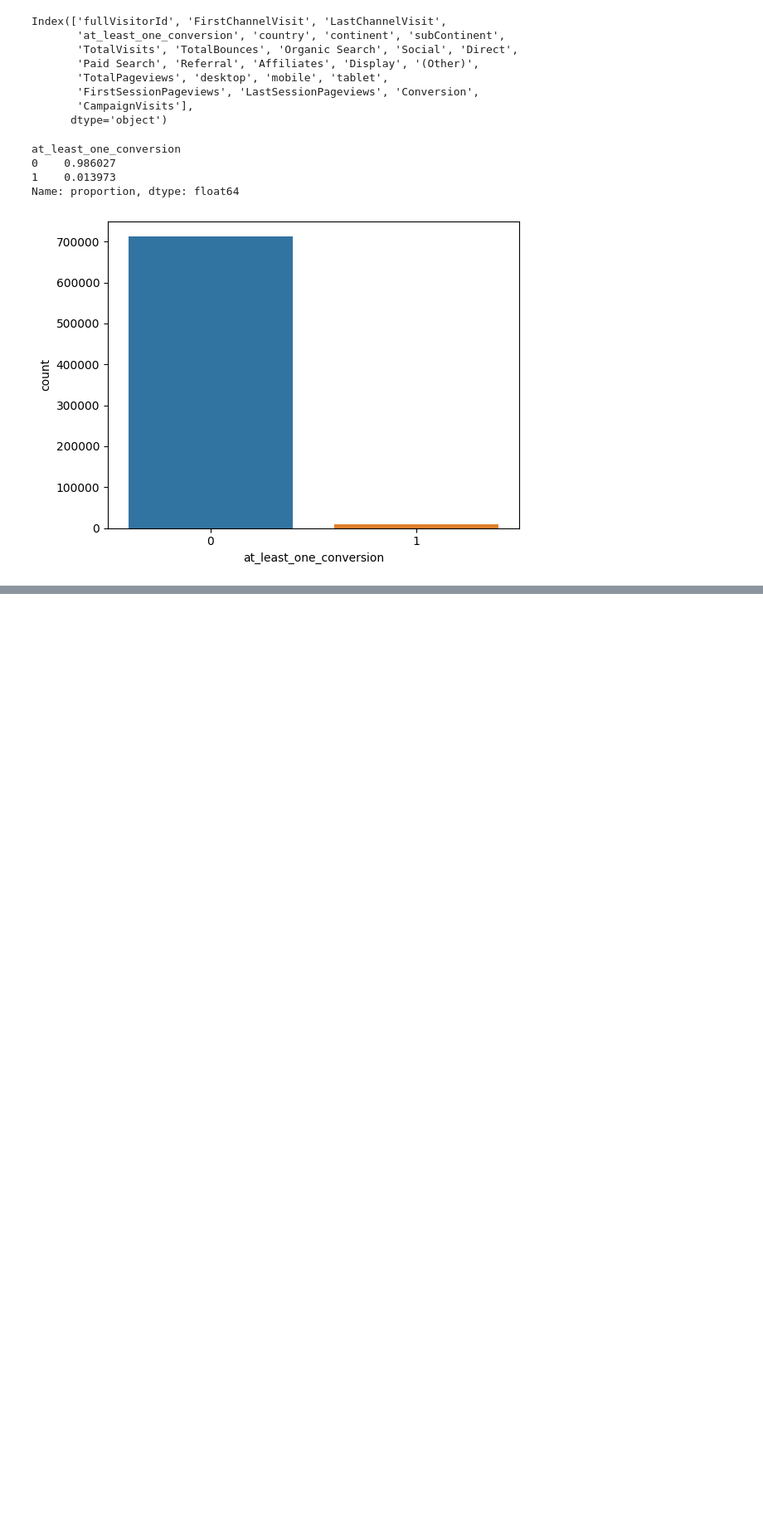
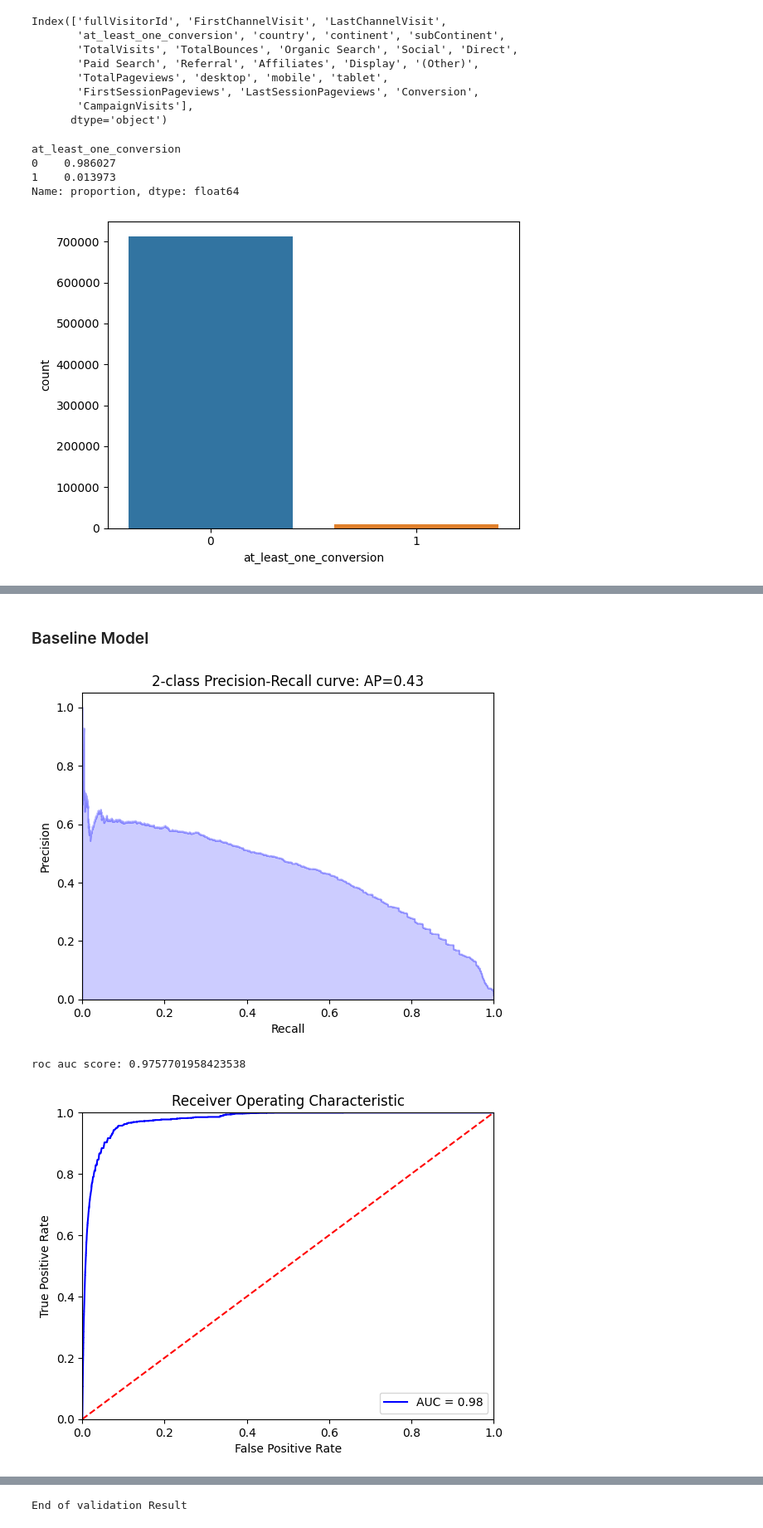
Before and after one commit to McGill-MMA-EnterpriseAnalytics/Revenue-Radar, a Jupyter notebook: Data Scientist-Conversion/Conversion_Prediction.ipynb, the cells around one changed output, grey strips where cells are left out. Shown at 83% size. Cells and saved outputs as stored; diff of their text form; code cells hidden in the pictures; blank space fills up the shorter version.

Commit message:
Updated model code

```diff
--- a/Data Scientist-Conversion/Conversion_Prediction.ipynb
+++ b/Data Scientist-Conversion/Conversion_Prediction.ipynb
@@ -70,0 +187,50 @@ y=df['at_least_one_conversion']
+# %%
+def plot_pr_curve(precision, recall, average_precision):
+    plt.step(recall, precision, color='b', alpha=0.2, where='post')
+    plt.fill_between(recall, precision, step='post', alpha=0.2, color='b')
+    plt.xlabel('Recall')
+    plt.ylabel('Precision')
+    plt.ylim([0.0, 1.05])
+    plt.xlim([0.0, 1.0])
+    plt.title('2-class Precision-Recall curve: AP={0:0.2f}'.format(average_precision))
+    plt.show()
+# %%
+def clf_score(clf, X_train, y_train, X_val, y_val, train=True):
+    if train:
+        predictions_train = clf.predict(X_train)
+        print("Train Result:\n")
+        print(f"accuracy score: {accuracy_score(y_train, predictions_train):.4f}\n")
+        print(f"Classification Report: \n {classification_report(y_train, predictions_train)}\n")
+        print(f"Confusion Matrix: \n {confusion_matrix(y_train, predictions_train)}\n")
+
+        res = cross_val_score(clf, X_train, y_train, cv=10, scoring='accuracy')
+        print(f"Average Accuracy: \t {np.mean(res):.4f}")
+        print(f"Accuracy SD: \t\t {np.std(res):.4f}")
+
+    else:
+        predictions_val = clf.predict(X_val)
+        probas_val = clf.predict_proba(X_val)[:, 1]
+        precision, recall, _ = precision_recall_curve(y_val, probas_val)
+        average_precision = average_precision_score(y_val, probas_val)
+        plot_pr_curve(precision, recall, average_precision)
+
+        fpr, tpr, _ = roc_curve(y_val, probas_val)
+        roc_auc = roc_auc_score(y_val, probas_val)
+        print(f"roc auc score: {roc_auc}\n")
+        plot_roc_curve(fpr, tpr, roc_auc)
+
+        print(f"Classification Report: \n {classification_report(y_val, predictions_val)}\n")
+        print(f"Confusion Matrix: \n {confusion_matrix(y_val, predictions_val)}\n")
+        ConfusionMatrixDisplay.from_estimator(clf, X_val, y_val)
+        plt.show()
+        print("End of validation Result\n")
+# %% [markdown]
+### Baseline Model
+# %%
+logreg=LogisticRegression(max_iter=10000,random_state=42)
+logreg.fit(X_train, y_train)
+clf_score(logreg, X_train, y_train, X_test, y_test, train=False)
+# %% [output]
+[figure, added]
+roc auc score: 0.9757701958423538
+[figure, added]
@@ -70,0 +252 @@ y=df['at_least_one_conversion']
+End of validation Result
```
Also changed, not shown: parts of 33 cells of this notebook, 2 other files.
